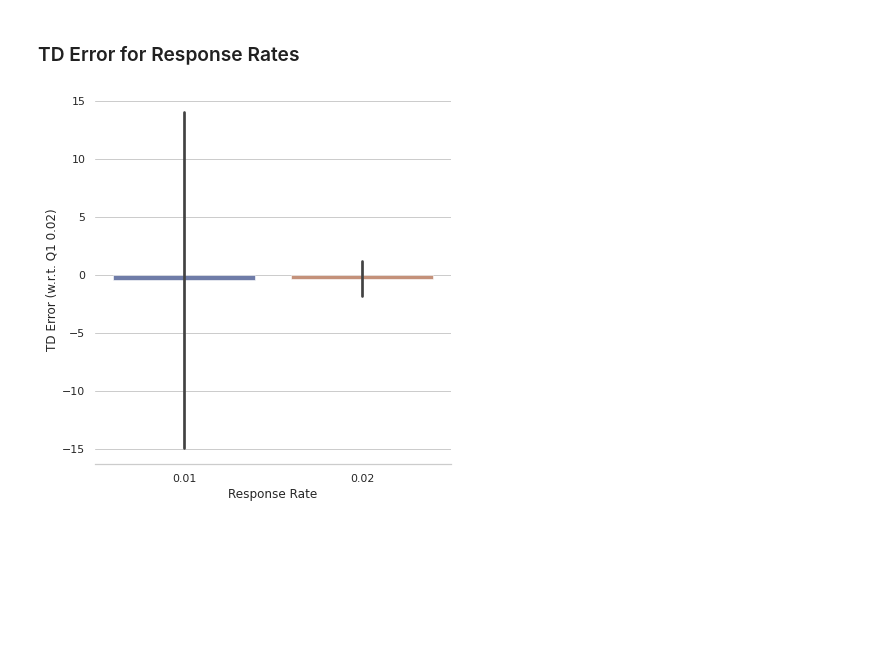
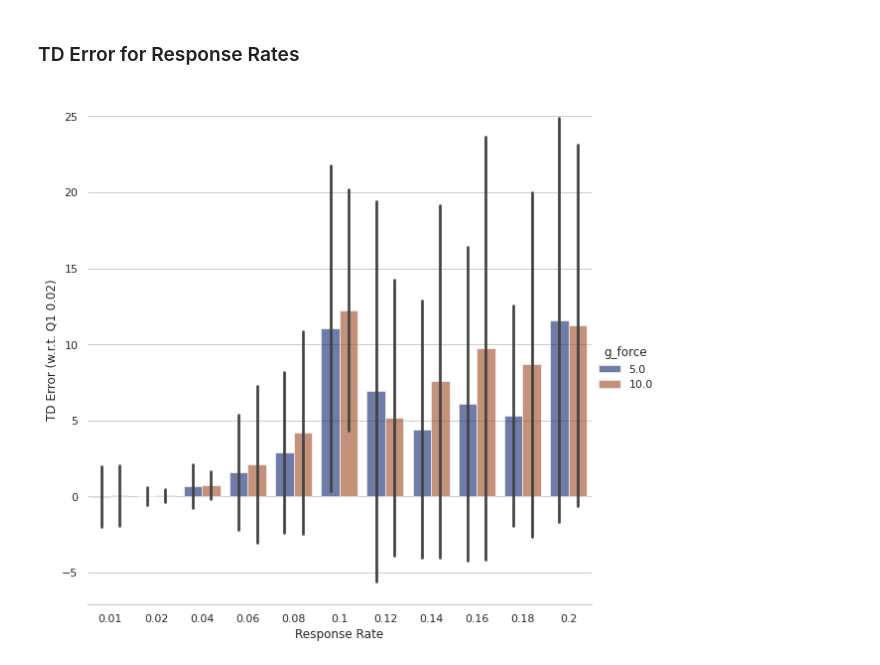
Before and after one commit to miracleyoo/TD3, a Jupyter notebook: temporal/notebooks/TD_error_comparison.ipynb, the cells around one changed output. Drawn from its saved outputs; the diff is of its cells as text; code cells hidden in the pictures; blank space fills up the shorter version.

Commit message:
TD error comparison when evaluating Q at critic's action

```diff
--- a/temporal/notebooks/TD_error_comparison.ipynb
+++ b/temporal/notebooks/TD_error_comparison.ipynb
@@ -137,2 +145,4 @@ torch.save(df, "dataframe_TD_error")
 # %%
 df = torch.load("dataframe_TD_error")
+# %%
+df["seconds_survived"] = df["total_reward"] * 0.04
@@ -155,0 +173,11 @@ plt.show()
+# %%
+sns.set_theme(style="whitegrid", font_scale=2.5, palette="bright")
+sns.set_context("poster")
+
+
+df_20ms = df.loc[(df["response_rate"] == 0.02)]
+
+ax = sns.lineplot(data=df_20ms, x="time", y="TD_error_1", hue="g_force", ci="sd", linewidth=2.5, palette="tab10")
+ax.set(xlabel="Episode Time (s)", ylabel="TD Error")
+plt.legend(title="Max g-force in Training", loc="lower left")
+plt.show()
@@ -155,0 +242,7 @@ plt.show()
+# %%
+sns.set(rc={'figure.figsize':(14,10)})
+df_100ms = df.loc[(df["response_rate"] == 0.1) & (df["seed"] == 0.0) & (df["eval_episode_num"] == 0.0)]
+
+ax = sns.lineplot(data=df_100ms, x="time", y="TD_error_1", hue="g_force", ci="sd")
+ax.set(xlabel="Episode Time (s)", ylabel="TD Error (w.r.t. Q1 0.02)")
+plt.show()
@@ -158,9 +280,9 @@ plt.show()
 # %%
 sns.set_theme(style="whitegrid")
 # %%
-g = sns.catplot(data=df, kind="bar", x="response_rate", y="TD_error_1", ci="sd", palette="dark", alpha=0.6, height=6)
+g = sns.catplot(data=df, kind="bar", x="response_rate", y="TD_error_1", ci="sd", hue="g_force", palette="dark", alpha=0.6, height=8)
 g.despine(left=True)
 g.set_axis_labels("Response Rate", "TD Error (w.r.t. Q1 0.02)")
 plt.show()
 # %% [output]
-[figure, old version]
+[figure, new version]
```
Also changed, not shown: parts of 18 cells of this notebook, 2 other files.
